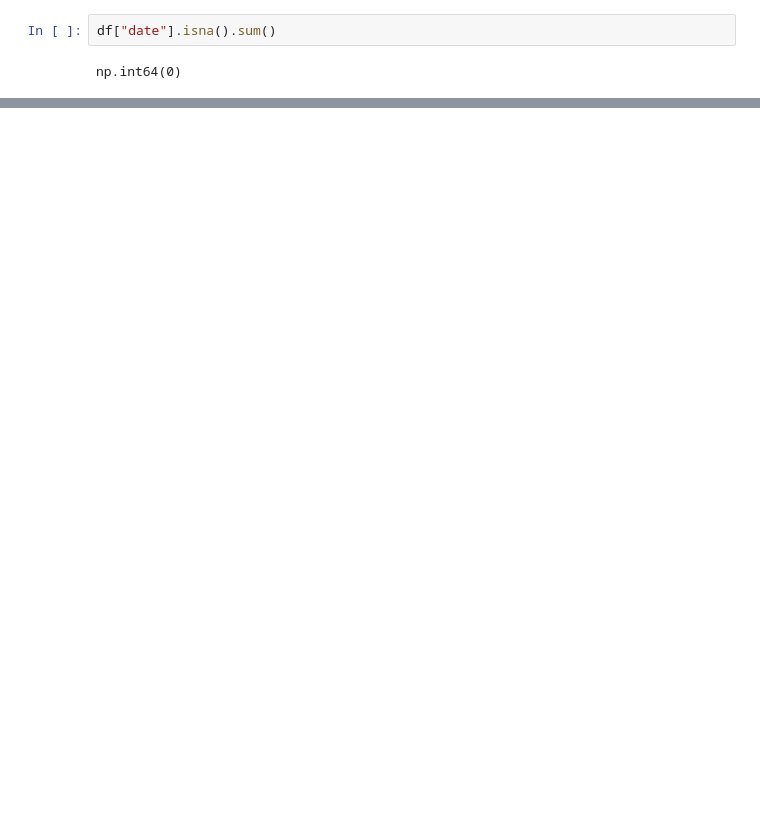
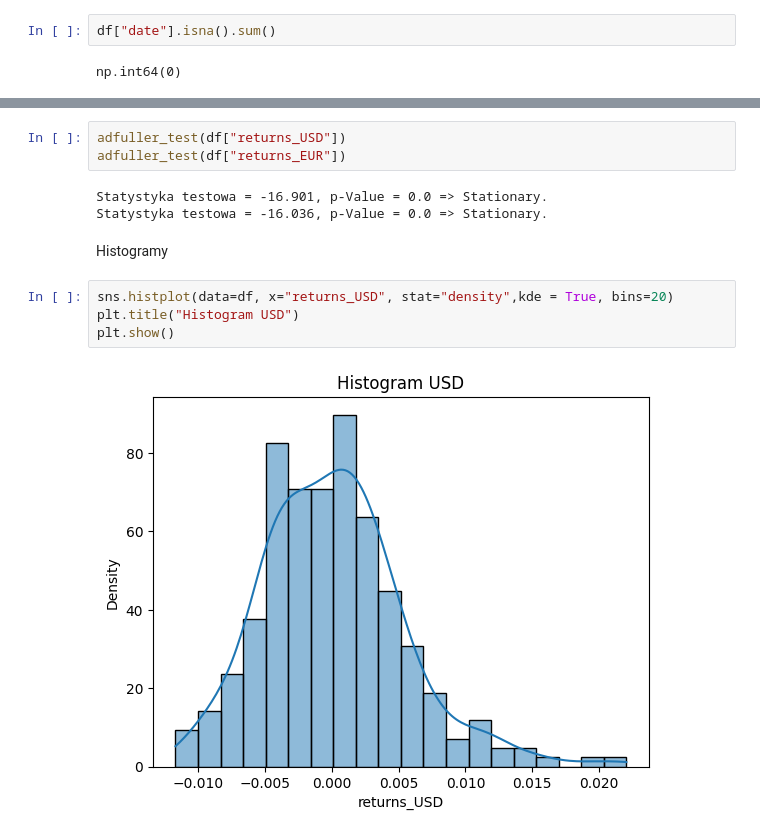
Before and after one commit to rafglo/Industry-Risk-Management, a Jupyter notebook: irm2.ipynb, the cells around one changed output, grey strips where cells are left out. Cells and saved outputs as stored; diff of their text form; blank space fills up the shorter version.

```diff
--- a/irm2.ipynb
+++ b/irm2.ipynb
@@ -125,0 +169,14 @@ plt.show()
+# %%
+adfuller_test(df["returns_USD"])
+adfuller_test(df["returns_EUR"])
+# %% [output]
+Statystyka testowa = -16.901, p-Value = 0.0 => Stationary.
+Statystyka testowa = -16.036, p-Value = 0.0 => Stationary.
+# %% [markdown]
+Histogramy
+# %%
+sns.histplot(data=df, x="returns_USD", stat="density",kde = True, bins=20)
+plt.title("Histogram USD")
+plt.show()
+# %% [output]
+[figure, added]
```
Also changed, not shown: parts of 42 cells of this notebook.
